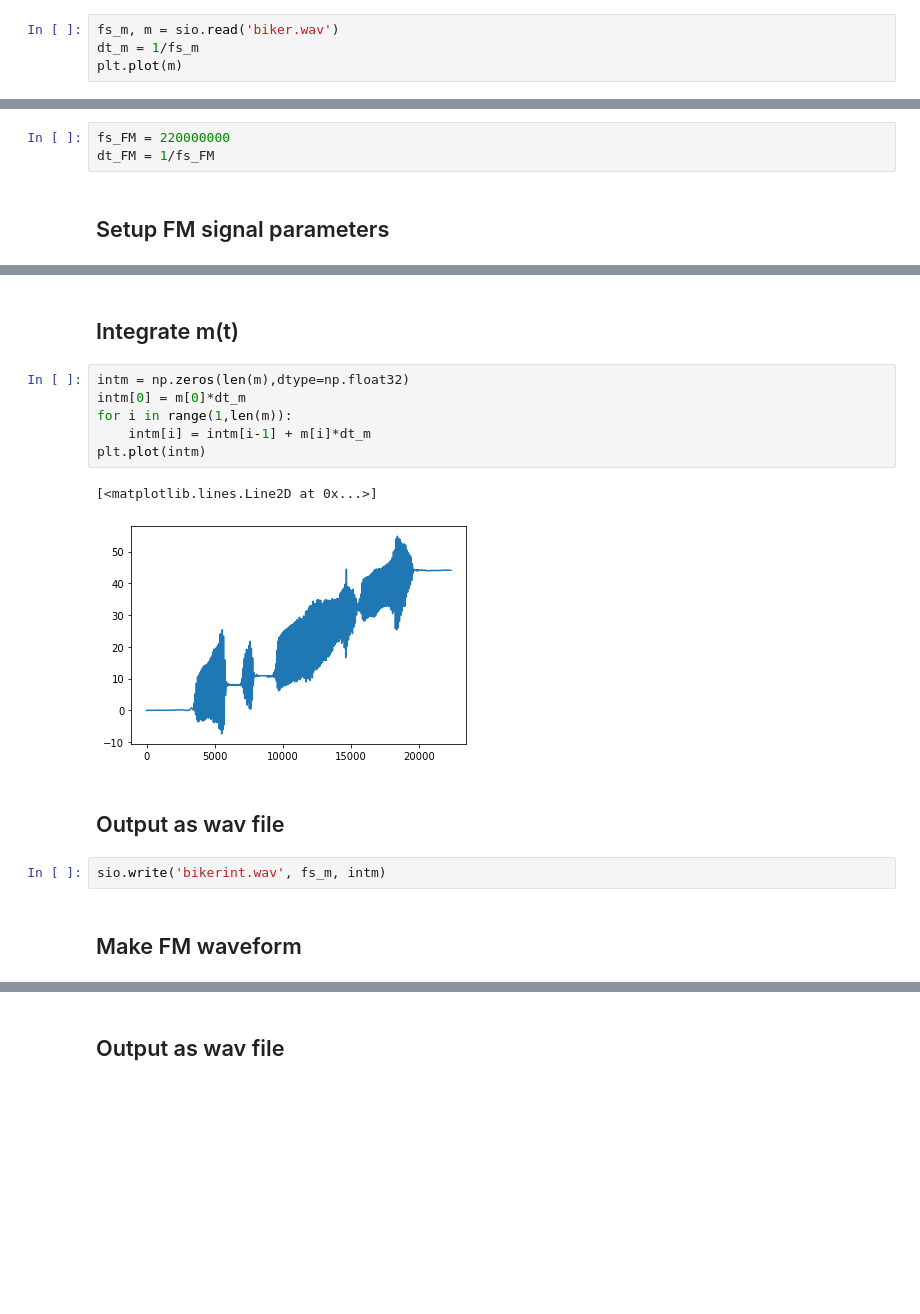
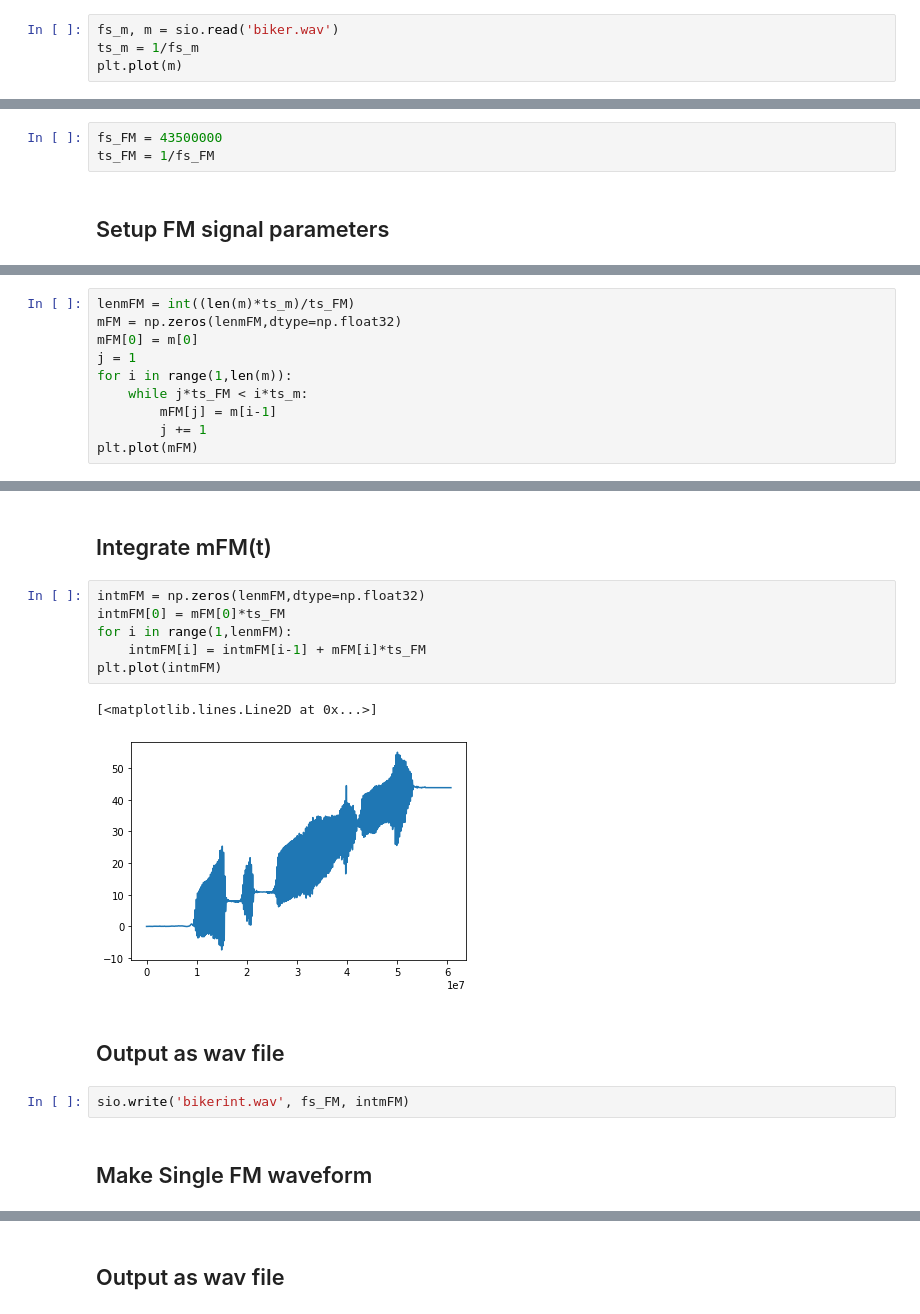
Before and after one commit to lalver1/FMTransmit, a Jupyter notebook: simulations/notebooks/Generate FM Wave.ipynb, the cells around one changed output, grey strips where cells are left out. Cells and saved outputs as stored; diff of their text form; blank space fills up the shorter version.

```diff
--- a/simulations/notebooks/Generate FM Wave.ipynb
+++ b/simulations/notebooks/Generate FM Wave.ipynb
@@ -8,7 +8,7 @@ import matplotlib.pyplot as plt
 ## Read message
 # %%
 fs_m, m = sio.read('biker.wav')
-dt_m = 1/fs_m
+ts_m = 1/fs_m
 plt.plot(m)
 # %% [output]
 [<matplotlib.lines.Line2D at 0x...>]
@@ -16,8 +16,8 @@ plt.plot(m)
 # %% [markdown]
 ## Setup FM signal sampling period
 # %%
-fs_FM = 220000000
-dt_FM = 1/fs_FM
+fs_FM = 43500000
+ts_FM = 1/fs_FM
 # %% [markdown]
 ## Setup FM signal parameters
 # %%
@@ -26,0 +29,10 @@ kf = 1
+# %%
+lenmFM = int((len(m)*ts_m)/ts_FM)
+mFM = np.zeros(lenmFM,dtype=np.float32)
+mFM[0] = m[0]
+j = 1
+for i in range(1,len(m)):
+    while j*ts_FM < i*ts_m:
+        mFM[j] = m[i-1]
+        j += 1
+plt.plot(mFM)
@@ -27,18 +42,18 @@ kf = 1
 # %% [markdown]
-## Integrate m(t)
+## Integrate mFM(t)
 # %%
-intm = np.zeros(len(m),dtype=np.float32)
-intm[0] = m[0]*dt_m
-for i in range(1,len(m)):
-    intm[i] = intm[i-1] + m[i]*dt_m
-plt.plot(intm)
+intmFM = np.zeros(lenmFM,dtype=np.float32)
+intmFM[0] = mFM[0]*ts_FM
+for i in range(1,lenmFM):
+    intmFM[i] = intmFM[i-1] + mFM[i]*ts_FM
+plt.plot(intmFM)
 # %% [output]
 [<matplotlib.lines.Line2D at 0x...>]
-[figure, old version]
+[figure, new version]
 # %% [markdown]
 ## Output as wav file
 # %%
-sio.write('bikerint.wav', fs_m, intm)
+sio.write('bikerint.wav', fs_FM, intmFM)
 # %% [markdown]
-## Make FM waveform
+## Make Single FM waveform
 # %%
```
Also changed, not shown: parts of 8 cells of this notebook.
